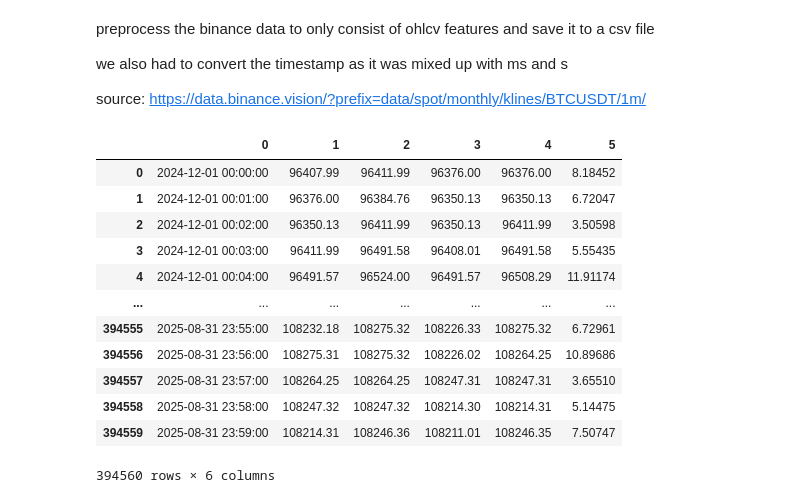
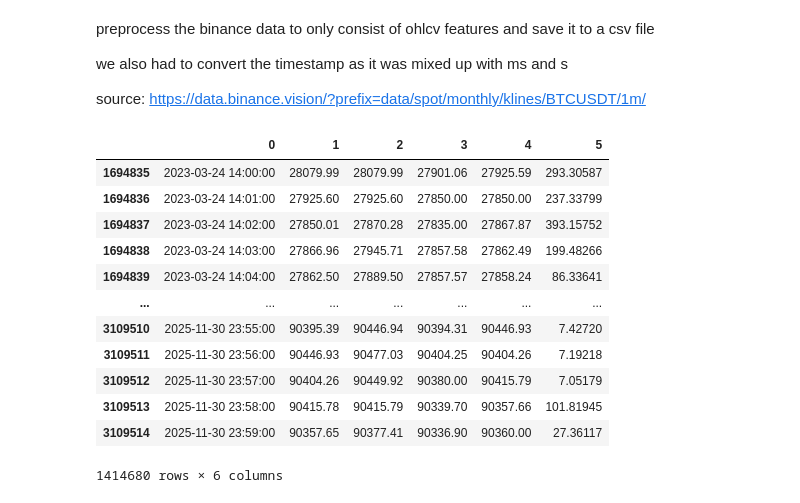
Before and after one commit to TorchTrade/torchtrade, a Jupyter notebook: data_preprocessing.ipynb, the cells around one changed output. Saved outputs shown, nothing was run; the diff lists cells and outputs as text; code cells hidden in the pictures.

```diff
--- a/data_preprocessing.ipynb
+++ b/data_preprocessing.ipynb
@@ -10,7 +10,7 @@ import pandas as pd
 from datetime import datetime
 # %%
 # Directory path
-dir_path = "./trading_envs/data/binance_btc_1m_raw/"
+dir_path = "./torchtrade/data/binance_btc_1m_raw/"
 columns = ["open time", "open", "high", "low", "close", "volume", "close time", "quote asset volume", "number of trades", "taker buy base asset volume", "taker buy quote asset volume", "ignore"]
 # %%
 
@@ -37,40 +37,41 @@ for f, _ in sorted_files:
 full_df = pd.concat(dfs, ignore_index=True)
 # adapt time stamp error
 
-# Function to convert timestamps
+#Function to convert timestamps
 def convert_timestamp(value):
     try:
-        # Convert to float to handle numeric inputs
         value = float(value)
-        # Check if timestamp is in microseconds (unusually large, e.g., > 10^12)
-        if value > 1_000_000_000_000_000:  # Likely microseconds
-            return pd.to_datetime(value / 1_000_000, unit='s')  # Convert µs to seconds
-        # Assume milliseconds for reasonable range (2020-2030)
-        elif 1_600_000_000_000 <= value <= 1_800_000_000_000:  # Approx 2020-2030 in ms
+        # Determine unit by number of digits/magnitude
+        if value > 1e15:  # 16+ digits → microseconds
+            return pd.to_datetime(value, unit='us')
+        elif value > 1e12:  # 13-15 digits → milliseconds
             return pd.to_datetime(value, unit='ms')
-        # Try seconds if in reasonable range
-        elif 1_600_000_000 <= value <= 1_800_000_000:  # Approx 2020-2030 in seconds
+        elif value > 1e9:  # 10-12 digits → seconds
             return pd.to_datetime(value, unit='s')
         else:
-            return pd.NaT  # Invalid timestamp
+            return pd.NaT
     except (ValueError, TypeError):
-        return pd.NaT  # Non-numeric or invalid
+        return pd.NaT
 
 full_df[0] = full_df[0].apply(convert_timestamp)
+
+#full_df[0] = pd.to_datetime(full_df[0], unit='ms', errors='coerce')
 # %%
-full_df
+df = full_df.iloc[1694835:]
-# %% [output]
-|  | 0 | 1 | 2 | 3 | 4 | 5 |
-| 0 | 2024-12-01 00:00:00 | 96407.99 | 96411.99 | 96376.00 | 96376.00 | 8.18452 |
-| 1 | 2024-12-01 00:01:00 | 96376.00 | 96384.76 | 96350.13 | 96350.13 | 6.72047 |
-| 2 | 2024-12-01 00:02:00 | 96350.13 | 96411.99 | 96350.13 | 96411.99 | 3.50598 |
-| 3 | 2024-12-01 00:03:00 | 96411.99 | 96491.58 | 96408.01 | 96491.58 | 5.55435 |
-| 4 | 2024-12-01 00:04:00 | 96491.57 | 96524.00 | 96491.57 | 96508.29 | 11.91174 |
-| ... | ... | ... | ... | ... | ... | ... |
-| 394555 | 2025-08-31 23:55:00 | 108232.18 | 108275.32 | 108226.33 | 108275.32 | 6.72961 |
-| 394556 | 2025-08-31 23:56:00 | 108275.31 | 108275.32 | 108226.02 | 108264.25 | 10.89686 |
-| 394557 | 2025-08-31 23:57:00 | 108264.25 | 108264.25 | 108247.31 | 108247.31 | 3.65510 |
-| 394558 | 2025-08-31 23:58:00 | 108247.32 | 108247.32 | 108214.30 | 108214.31 | 5.14475 |
-| 394559 | 2025-08-31 23:59:00 | 108214.31 | 108246.36 | 108211.01 | 108246.35 | 7.50747 |
-394560 rows × 6 columns
+# %%
+df
+# %% [output]
+|  | 0 | 1 | 2 | 3 | 4 | 5 |
+| 1694835 | 2023-03-24 14:00:00 | 28079.99 | 28079.99 | 27901.06 | 27925.59 | 293.30587 |
+| 1694836 | 2023-03-24 14:01:00 | 27925.60 | 27925.60 | 27850.00 | 27850.00 | 237.33799 |
+| 1694837 | 2023-03-24 14:02:00 | 27850.01 | 27870.28 | 27835.00 | 27867.87 | 393.15752 |
+| 1694838 | 2023-03-24 14:03:00 | 27866.96 | 27945.71 | 27857.58 | 27862.49 | 199.48266 |
+| 1694839 | 2023-03-24 14:04:00 | 27862.50 | 27889.50 | 27857.57 | 27858.24 | 86.33641 |
+| ... | ... | ... | ... | ... | ... | ... |
+| 3109510 | 2025-11-30 23:55:00 | 90395.39 | 90446.94 | 90394.31 | 90446.93 | 7.42720 |
+| 3109511 | 2025-11-30 23:56:00 | 90446.93 | 90477.03 | 90404.25 | 90404.26 | 7.19218 |
+| 3109512 | 2025-11-30 23:57:00 | 90404.26 | 90449.92 | 90380.00 | 90415.79 | 7.05179 |
+| 3109513 | 2025-11-30 23:58:00 | 90415.78 | 90415.79 | 90339.70 | 90357.66 | 101.81945 |
+| 3109514 | 2025-11-30 23:59:00 | 90357.65 | 90377.41 | 90336.90 | 90360.00 | 27.36117 |
+1414680 rows × 6 columns
 # %%
```
Also changed, not shown: parts of 14 cells of this notebook.
